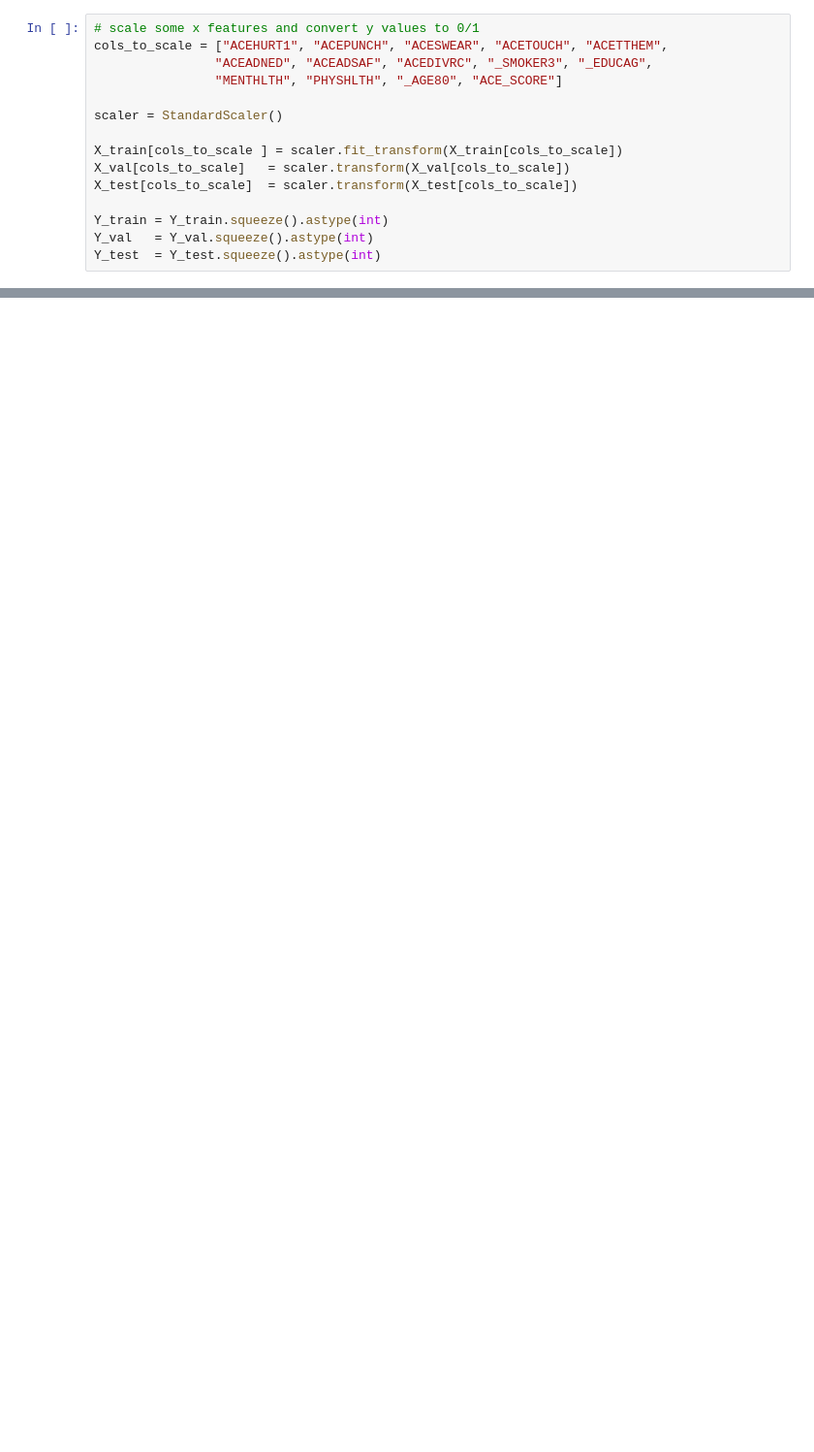
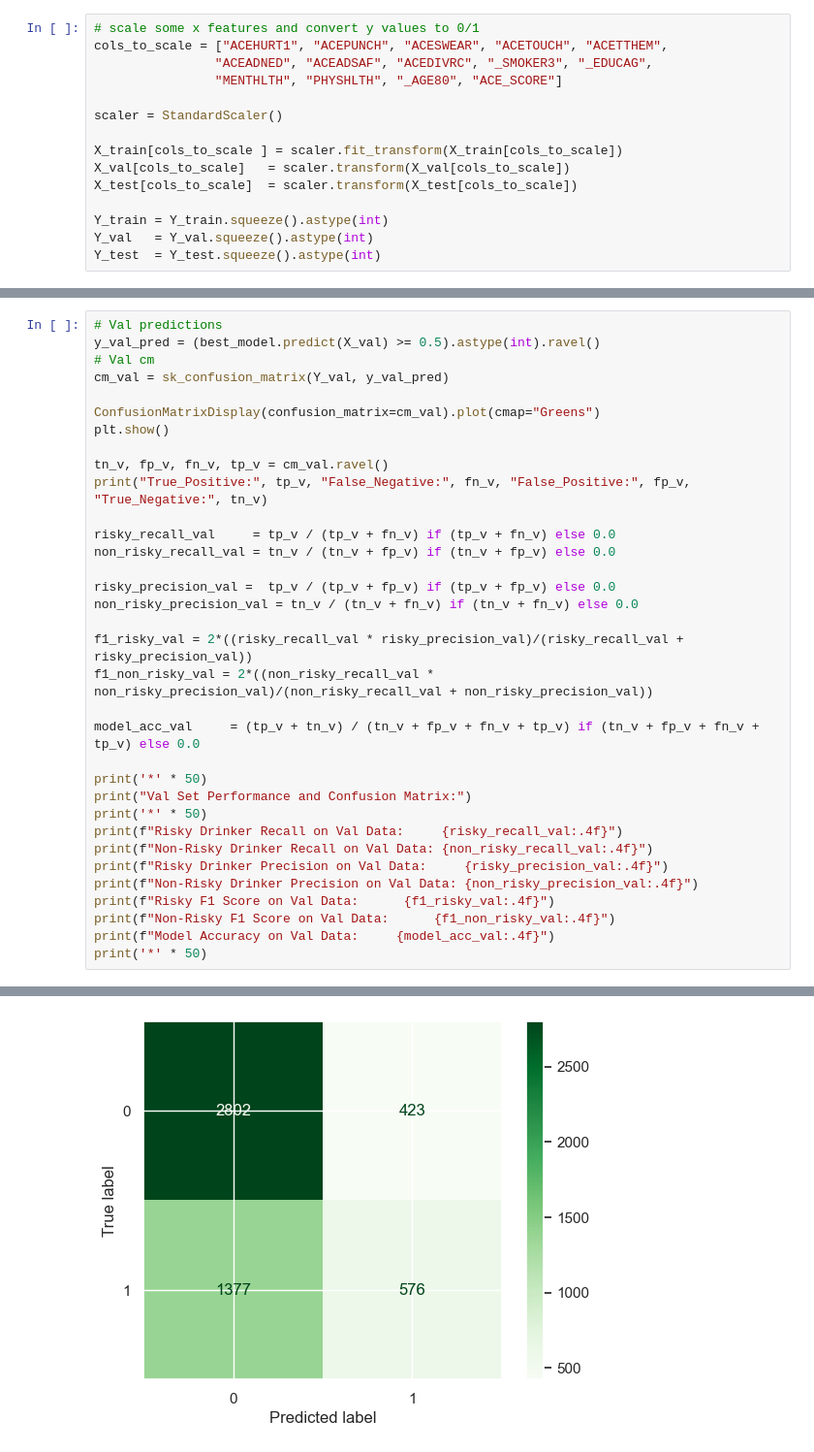
Before and after one commit to cassidy-bruner/mids-207-final-project-team-4, a Jupyter notebook: python_notebooks/logistic_reg.ipynb, the cells around one changed output, grey strips where cells are left out. Shown: that part at 97% size. Drawn from its saved outputs; the diff is of its cells as text; blank space fills up the shorter version.

```diff
--- a/python_notebooks/logistic_reg.ipynb
+++ b/python_notebooks/logistic_reg.ipynb
@@ -340,0 +393,35 @@ Non-Risky Drinker Accuracy on Train Data: 0.8353
+# %%
+# Val predictions
+y_val_pred = (best_model.predict(X_val) >= 0.5).astype(int).ravel()
+# Val cm
+cm_val = sk_confusion_matrix(Y_val, y_val_pred)
+
+ConfusionMatrixDisplay(confusion_matrix=cm_val).plot(cmap="Greens")
+plt.show()
+
+tn_v, fp_v, fn_v, tp_v = cm_val.ravel()
+print("True_Positive:", tp_v, "False_Negative:", fn_v, "False_Positive:", fp_v, "True_Negative:", tn_v)
+
+risky_recall_val     = tp_v / (tp_v + fn_v) if (tp_v + fn_v) else 0.0
+non_risky_recall_val = tn_v / (tn_v + fp_v) if (tn_v + fp_v) else 0.0
+
+risky_precision_val =  tp_v / (tp_v + fp_v) if (tp_v + fp_v) else 0.0
+non_risky_precision_val = tn_v / (tn_v + fn_v) if (tn_v + fn_v) else 0.0
+
+f1_risky_val = 2*((risky_recall_val * risky_precision_val)/(risky_recall_val + risky_precision_val))
+f1_non_risky_val = 2*((non_risky_recall_val * non_risky_precision_val)/(non_risky_recall_val + non_risky_precision_val))
+
+model_acc_val     = (tp_v + tn_v) / (tn_v + fp_v + fn_v + tp_v) if (tn_v + fp_v + fn_v + tp_v) else 0.0
+
+print('*' * 50)
+print("Val Set Performance and Confusion Matrix:")
+print('*' * 50)
+print(f"Risky Drinker Recall on Val Data:     {risky_recall_val:.4f}")
+print(f"Non-Risky Drinker Recall on Val Data: {non_risky_recall_val:.4f}")
+print(f"Risky Drinker Precision on Val Data:     {risky_precision_val:.4f}")
+print(f"Non-Risky Drinker Precision on Val Data: {non_risky_precision_val:.4f}")
+print(f"Risky F1 Score on Val Data:      {f1_risky_val:.4f}")
+print(f"Non-Risky F1 Score on Val Data:      {f1_non_risky_val:.4f}")
+print(f"Model Accuracy on Val Data:     {model_acc_val:.4f}")
+print('*' * 50)
+# %% [output]
@@ -340,0 +429 @@ Non-Risky Drinker Accuracy on Train Data: 0.8353
+[figure, added]
```
Also changed, not shown: parts of 28 cells of this notebook.
